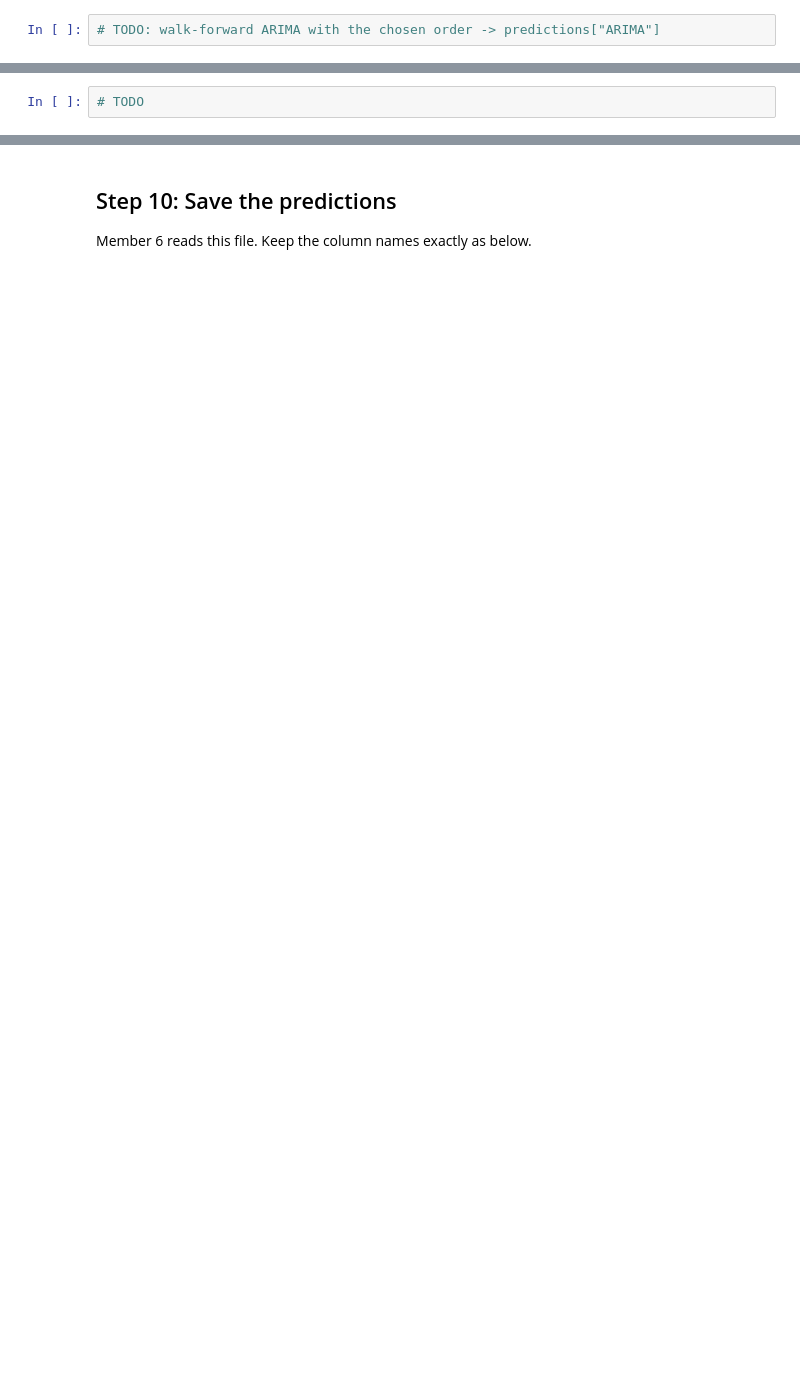
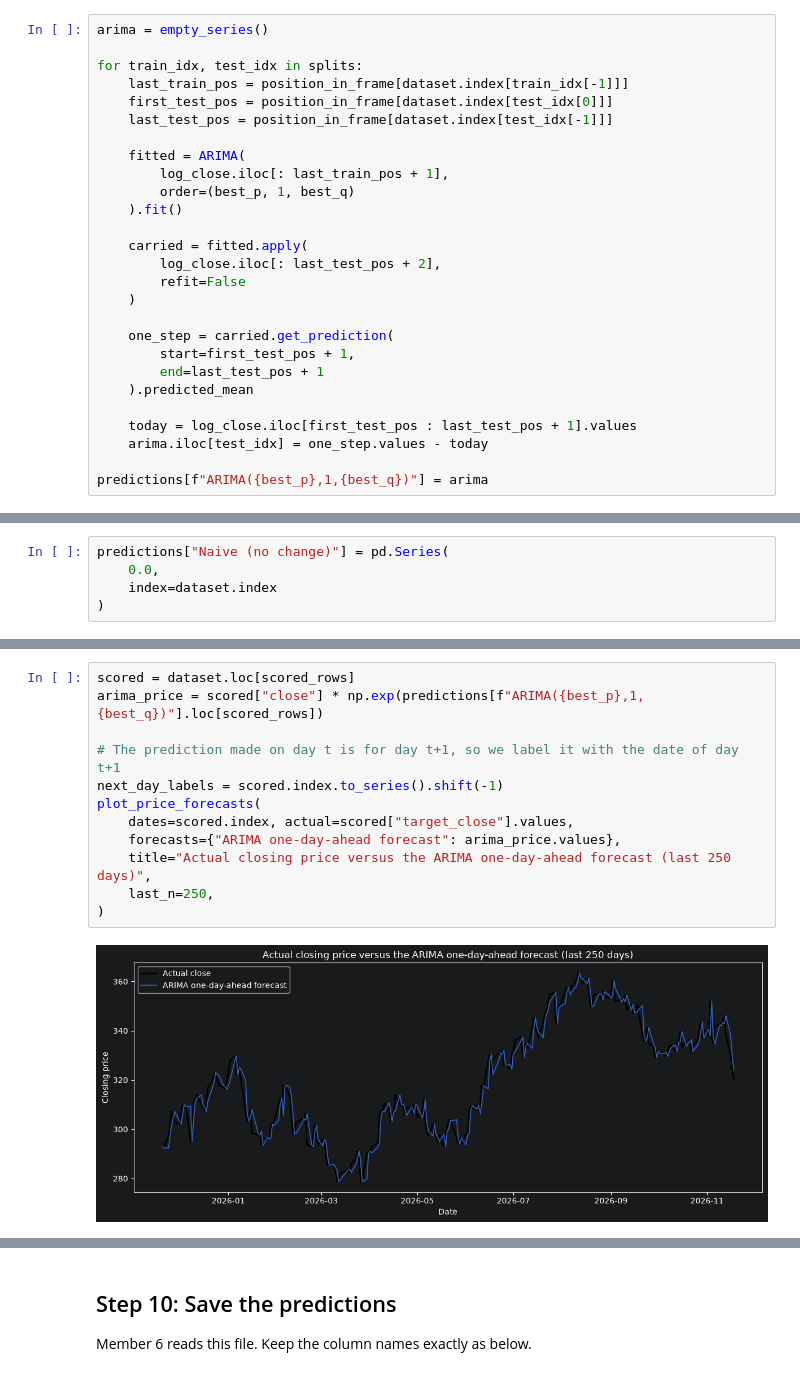
Before and after one commit to Matrixbenny/smm-202604-c2-module7-time-series, a Jupyter notebook: lab_2_classical_models.ipynb, the cells around one changed output, grey strips where cells are left out. Saved outputs shown, nothing was run; the diff lists cells and outputs as text; blank space fills up the shorter version.

Commit message:
Lab 2: ARIMA and ARMAX done

```diff
--- a/lab_2_classical_models.ipynb
+++ b/lab_2_classical_models.ipynb
@@ -87,2 +140,27 @@ Copy from Notebook 3, Step 4. Choose p and q with the AIC on the **first trainin
 # %%
-# TODO: walk-forward ARIMA with the chosen order -> predictions["ARIMA"]
+arima = empty_series()
+
+for train_idx, test_idx in splits:
+    last_train_pos = position_in_frame[dataset.index[train_idx[-1]]]
+    first_test_pos = position_in_frame[dataset.index[test_idx[0]]]
+    last_test_pos = position_in_frame[dataset.index[test_idx[-1]]]
+
+    fitted = ARIMA(
+        log_close.iloc[: last_train_pos + 1],
+        order=(best_p, 1, best_q)
+    ).fit()
+
+    carried = fitted.apply(
+        log_close.iloc[: last_test_pos + 2],
+        refit=False
+    )
+
+    one_step = carried.get_prediction(
+        start=first_test_pos + 1,
+        end=last_test_pos + 1
+    ).predicted_mean
+
+    today = log_close.iloc[first_test_pos : last_test_pos + 1].values
+    arima.iloc[test_idx] = one_step.values - today
+
+predictions[f"ARIMA({best_p},1,{best_q})"] = arima
@@ -109 +233,6 @@ stock_return = log_close.diff()
+# %%
+predictions["Naive (no change)"] = pd.Series(
+    0.0,
+    index=dataset.index
+)
 # %% [markdown]
@@ -129,2 +312,14 @@ Copy Notebook 3, Step 7, and explain in two sentences why it looks perfect and w
 # %%
-# TODO
+scored = dataset.loc[scored_rows]
+arima_price = scored["close"] * np.exp(predictions[f"ARIMA({best_p},1,{best_q})"].loc[scored_rows])
+
+# The prediction made on day t is for day t+1, so we label it with the date of day t+1
+next_day_labels = scored.index.to_series().shift(-1)
+plot_price_forecasts(
+    dates=scored.index, actual=scored["target_close"].values,
+    forecasts={"ARIMA one-day-ahead forecast": arima_price.values},
+    title="Actual closing price versus the ARIMA one-day-ahead forecast (last 250 days)",
+    last_n=250,
+)
+# %% [output]
+[figure, added]
```
Also changed, not shown: parts of 31 cells of this notebook, 1 other file.
